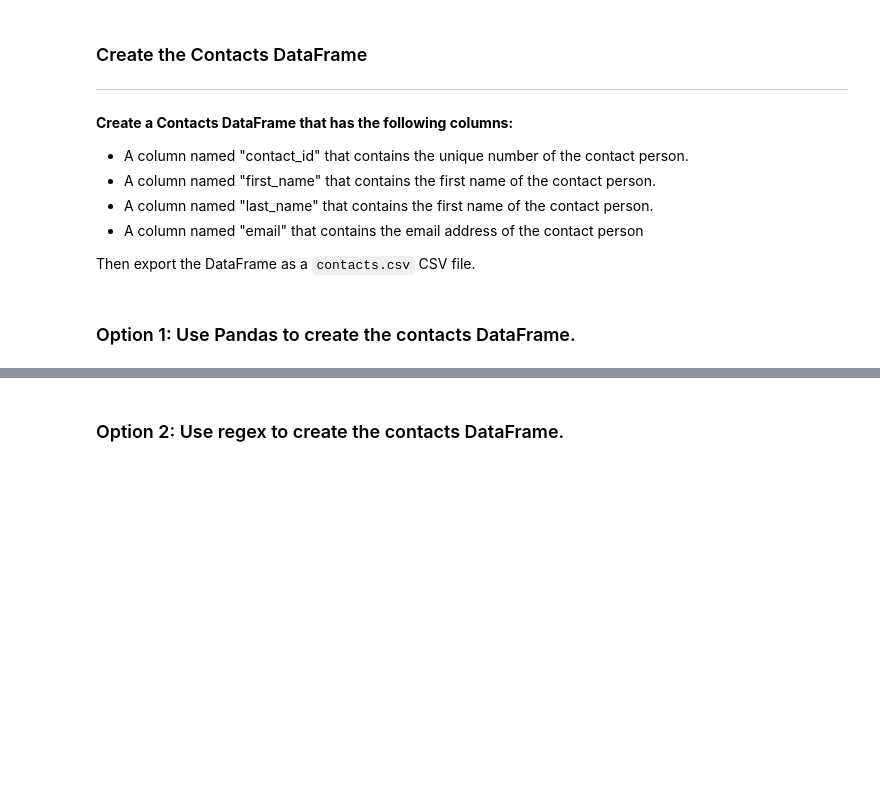
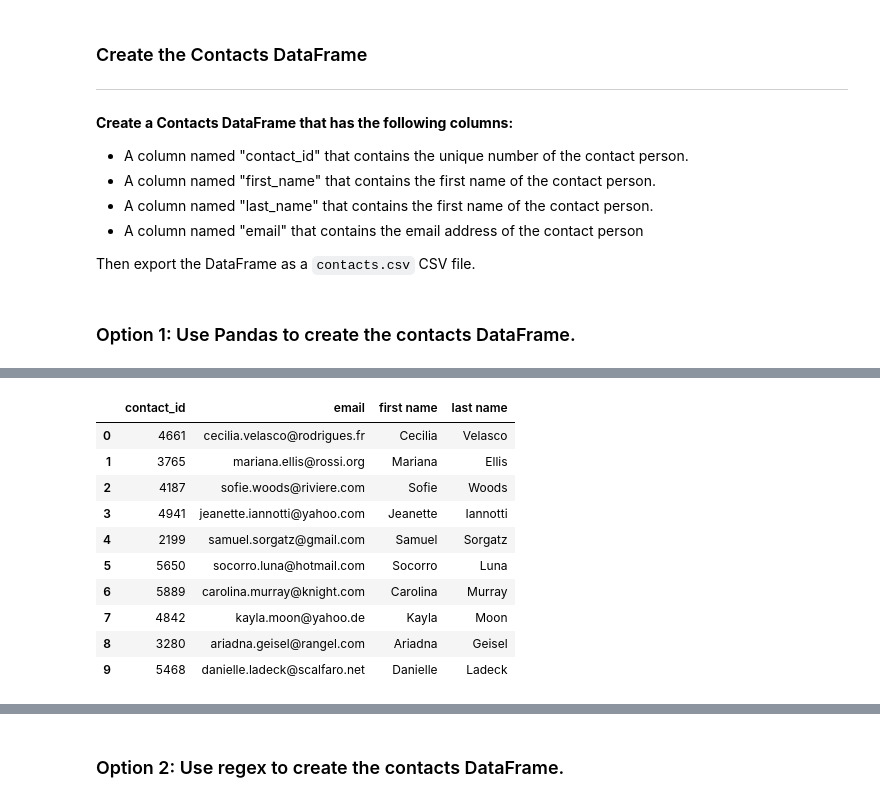
Before and after one commit to ricardodelosrios/Crowdfunding_ETL, a Jupyter notebook: ETL_Mini_Project_RDelosrios_SSuresh.ipynb, the cells around one changed output, grey strips where cells are left out. Cells and saved outputs as stored; diff of their text form; code cells hidden in the pictures; blank space fills up the shorter version.

```diff
--- a/ETL_Mini_Project_RDelosrios_SSuresh.ipynb
+++ b/ETL_Mini_Project_RDelosrios_SSuresh.ipynb
@@ -238,0 +299,32 @@ print(dict_values)
+# %%
+# Iterate through the contact_info_df and convert each row to a dictionary.
+import json
+dict_values = []
+
+# separating the first line to a variable to remove it from the dataframe we work with
+contact_info_df_col = contact_info_df.iloc[0]
+
+# new dataframe that has all the contacts info
+new_contact_info_df = contact_info_df.iloc[1:(len(contact_info_df))]
+new_contact_info_df
+
+# converting each row to list
+new_contact_list = new_contact_info_df.values.tolist()
+
+# converted each row to dictionary
+contacts_dict =[]
+for c in new_contact_list:
+    for i in c:
+        contacts_dict.append(json.loads(i))
+
+# creating a list with the columns
+column_names = list(contacts_dict[0].keys())
+
+# Print out the list of values for each row.
+
+# adding the list of values from each row to one main list
+for x in contacts_dict:
+    contact_list = [(x['contact_id']), (x['name']), (x['email']) ]
+    dict_values.append(contact_list)
+
+print(dict_values)
@@ -239,3 +334,5 @@ print(dict_values)
 # %%
 # Create a contact_info DataFrame and add each list of values, i.e., each row
 # to the 'contact_id', 'name', 'email' columns.
+contact_info_df = pd.DataFrame(dict_values, columns = column_names)
+contact_info_df.head()
@@ -244,5 +360,21 @@ print(dict_values)
 # %%
 # Create a "first"name" and "last_name" column with the first and last names from the "name" column.
 
+contact_info_df[['first name', 'last name']] = contact_info_df.name.str.split(" ", expand = True)
 
 # Drop the contact_name column
+contacts_df_clean = contact_info_df.drop(columns= ['name'])
+
+contacts_df_clean.head(10)
+# %% [output]
+|  | contact_id | email | first name | last name |
+| 0 | 4661 | cecilia.velasco@rodrigues.fr | Cecilia | Velasco |
+| 1 | 3765 | mariana.ellis@rossi.org | Mariana | Ellis |
+| 2 | 4187 | sofie.woods@riviere.com | Sofie | Woods |
+| 3 | 4941 | jeanette.iannotti@yahoo.com | Jeanette | Iannotti |
+| 4 | 2199 | samuel.sorgatz@gmail.com | Samuel | Sorgatz |
+| 5 | 5650 | socorro.luna@hotmail.com | Socorro | Luna |
+| 6 | 5889 | carolina.murray@knight.com | Carolina | Murray |
+| 7 | 4842 | kayla.moon@yahoo.de | Kayla | Moon |
+| 8 | 3280 | ariadna.geisel@rangel.com | Ariadna | Geisel |
+| 9 | 5468 | danielle.ladeck@scalfaro.net | Danielle | Ladeck |
```
Also changed, not shown: parts of 17 cells of this notebook, 2 other files.
